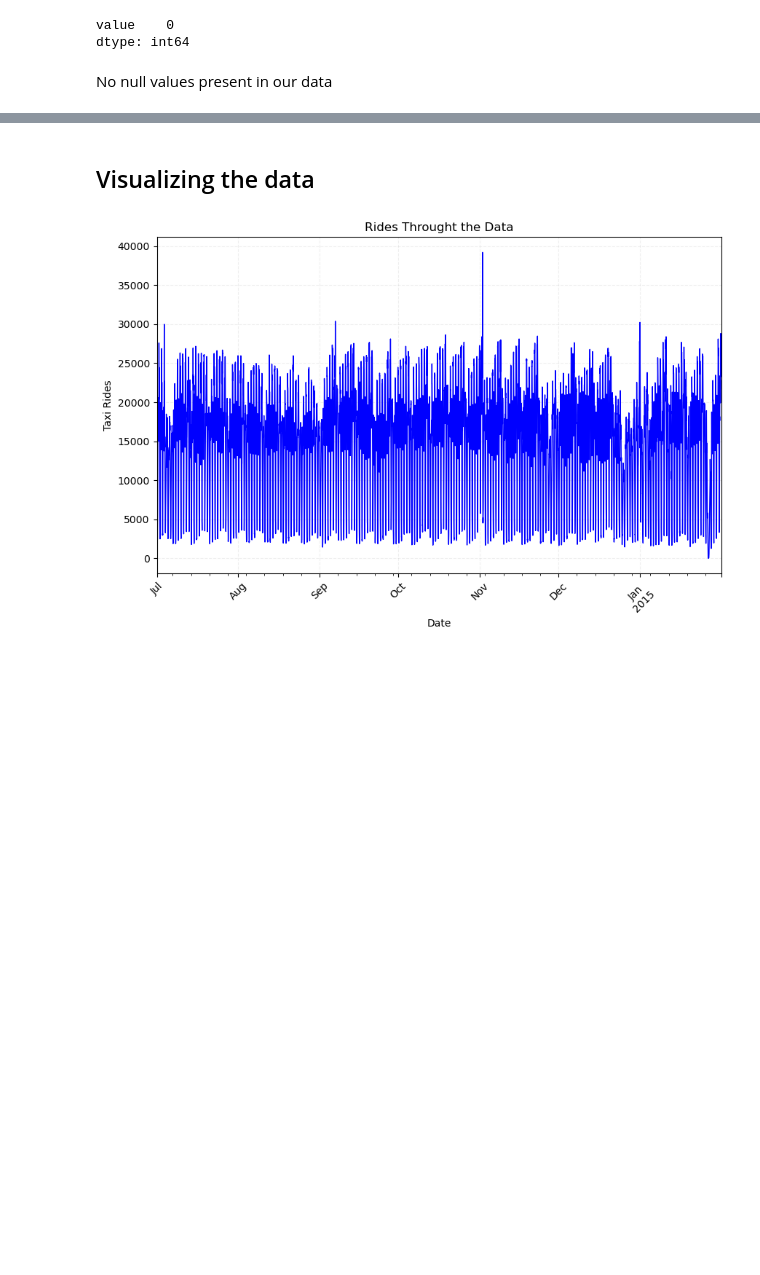
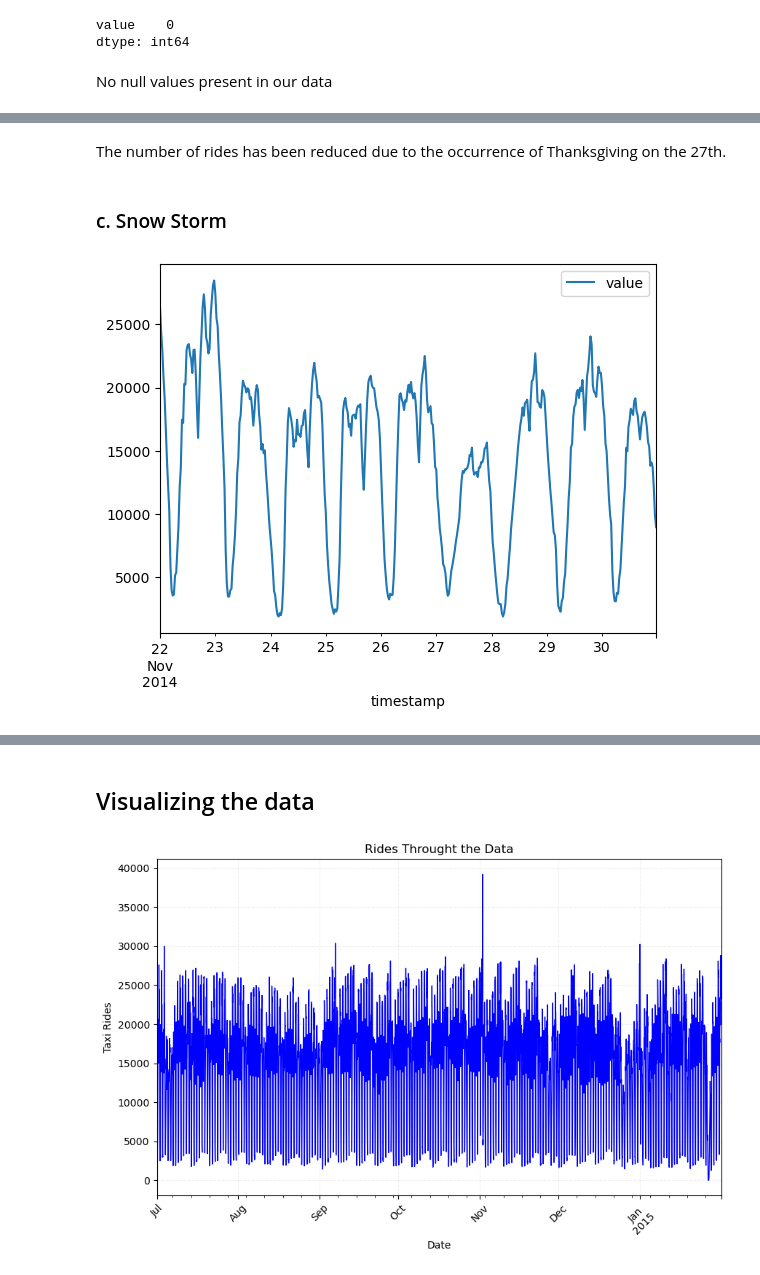
Before and after one commit to ShubhamMisar-12/NYC-Taxi-Traffic-Analysis, a Jupyter notebook: NYC Taxi Data Analysis.ipynb, the cells around one changed output, grey strips where cells are left out. Cells and saved outputs as stored; diff of their text form; code cells hidden in the pictures; blank space fills up the shorter version.

```diff
--- a/NYC Taxi Data Analysis.ipynb
+++ b/NYC Taxi Data Analysis.ipynb
@@ -58,0 +77,9 @@ No null values present in our data
+# %% [markdown]
+The number of rides has been reduced due to the occurrence of Thanksgiving on the 27th.
+# %% [markdown]
+### c. Snow Storm
+# %%
+df.loc["2014-11-22":"2014-11-30"].plot()
+plt.show()
+# %% [output]
+[figure, added]
```
Also changed, not shown: parts of 10 cells of this notebook, 1 other file.
